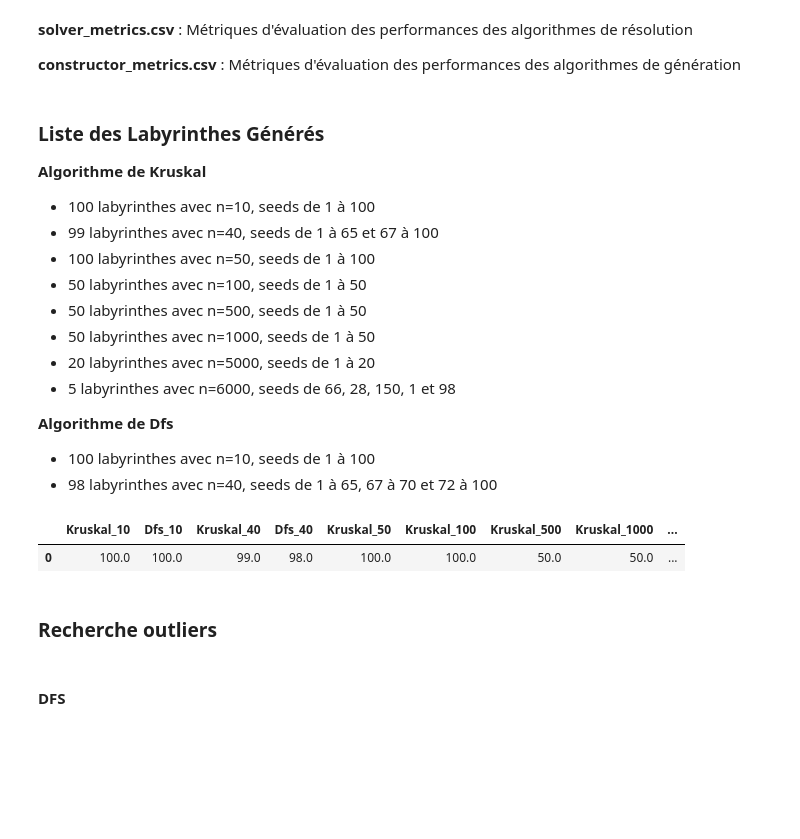
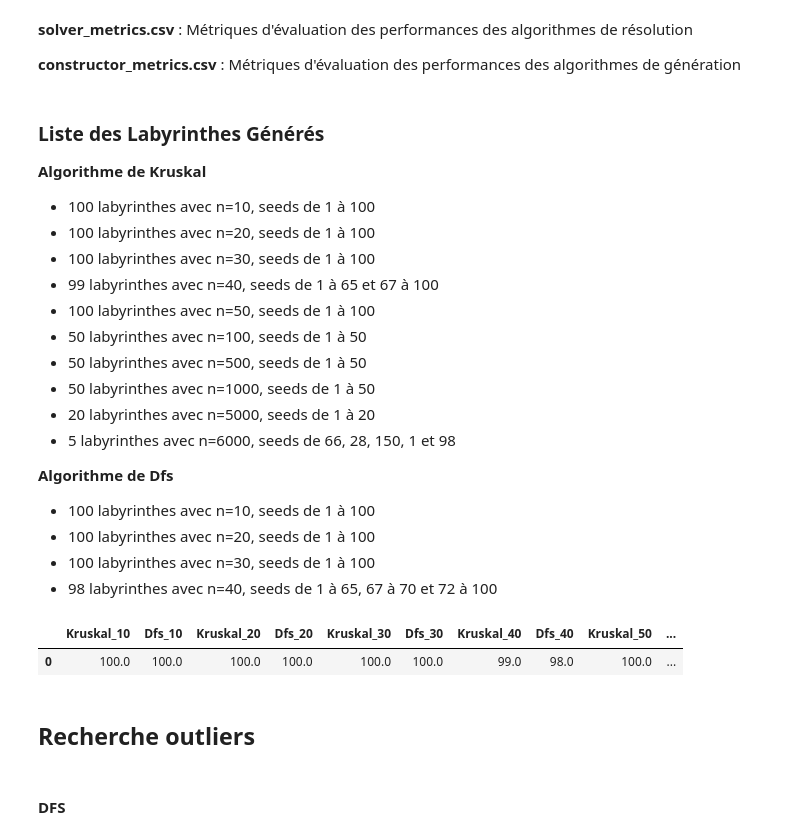
Before and after one commit to Paul-Emmanuel-Buffe/amazing-mazes, a Jupyter notebook: amazing_mazes_report.ipynb, the cells around one changed output. Cells and saved outputs as stored; diff of their text form; code cells hidden in the pictures; blank space fills up the shorter version.

```diff
--- a/amazing_mazes_report.ipynb
+++ b/amazing_mazes_report.ipynb
@@ -85,6 +85,8 @@ L’ensemble de ces métriques permet de comparer les algorithmes sous trois ang
 
 **Algorithme de Kruskal**
 * 100 labyrinthes avec n=10, seeds de 1 à 100
+* 100 labyrinthes avec n=20, seeds de 1 à 100
+* 100 labyrinthes avec n=30, seeds de 1 à 100
 * 99 labyrinthes avec n=40, seeds de 1 à 65 et 67 à 100
 * 100 labyrinthes avec n=50, seeds de 1 à 100
 * 50 labyrinthes avec n=100, seeds de 1 à 50
@@ -95,29 +97,35 @@ L’ensemble de ces métriques permet de comparer les algorithmes sous trois ang
 
 **Algorithme de Dfs**
 * 100 labyrinthes avec n=10, seeds de 1 à 100
+* 100 labyrinthes avec n=20, seeds de 1 à 100
+* 100 labyrinthes avec n=30, seeds de 1 à 100
 * 98 labyrinthes avec n=40, seeds de 1 à 65, 67 à 70 et 72 à 100
 # %%
 df= pd.read_csv("constructors_metrics.csv")
 
 df_counting = duckdb.sql(""" select
 sum(case when maze_size = 10 and algorithm= 'kruskal' then 1 else 0 end) as Kruskal_10,
 sum(case when maze_size = 10 and algorithm= 'recursive_backtracking' then 1 else 0 end) as Dfs_10,
+sum(case when maze_size = 20 and algorithm= 'kruskal' then 1 else 0 end) as Kruskal_20,
+sum(case when maze_size = 20 and algorithm= 'recursive_backtracking' then 1 else 0 end) as Dfs_20,
+sum(case when maze_size = 30 and algorithm= 'kruskal' then 1 else 0 end) as Kruskal_30,
+sum(case when maze_size = 30 and algorithm= 'recursive_backtracking' then 1 else 0 end) as Dfs_30,
 sum(case when maze_size = 40 and algorithm= 'kruskal' then 1 else 0 end) as Kruskal_40,
 sum(case when maze_size = 40 and algorithm= 'recursive_backtracking' then 1 else 0 end) as Dfs_40,
 sum(case when maze_size = 50 and algorithm= 'kruskal' then 1 else 0 end) as Kruskal_50,
 sum(case when maze_size = 100 and algorithm= 'kruskal' then 1 else 0 end) as Kruskal_100,
 sum(case when maze_size = 500 and algorithm= 'kruskal' then 1 else 0 end) as Kruskal_500,
 sum(case when maze_size = 1000 and algorithm= 'kruskal' then 1 else 0 end) as Kruskal_1000,
 sum(case when maze_size = 5000 and algorithm= 'kruskal' then 1 else 0 end) as Kruskal_5000,
 sum(case when maze_size = 6000 and algorithm= 'kruskal' then 1 else 0 end) as Kruskal_6000
 from df """).df()
 
 df_counting
 # %% [output]
-|  | Kruskal_10 | Dfs_10 | Kruskal_40 | Dfs_40 | Kruskal_50 | Kruskal_100 | Kruskal_500 | Kruskal_1000 | ... |
-| 0 | 100.0 | 100.0 | 99.0 | 98.0 | 100.0 | 100.0 | 50.0 | 50.0 | ... |
+|  | Kruskal_10 | Dfs_10 | Kruskal_20 | Dfs_20 | Kruskal_30 | Dfs_30 | Kruskal_40 | Dfs_40 | Kruskal_50 | ... |
+| 0 | 100.0 | 100.0 | 100.0 | 100.0 | 100.0 | 100.0 | 99.0 | 98.0 | 100.0 | ... |
 # %% [markdown]
-### Recherche outliers
+## Recherche outliers
 # %% [markdown]
 #### DFS
 # %%
```
Also changed, not shown: parts of 19 cells of this notebook.
